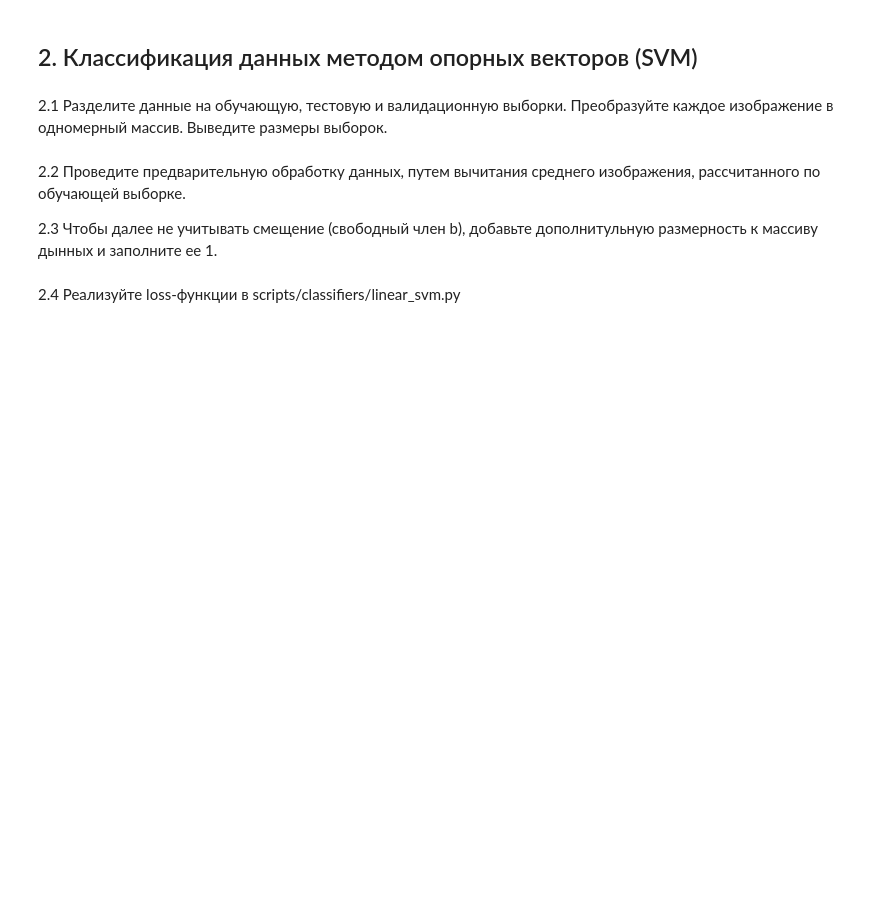
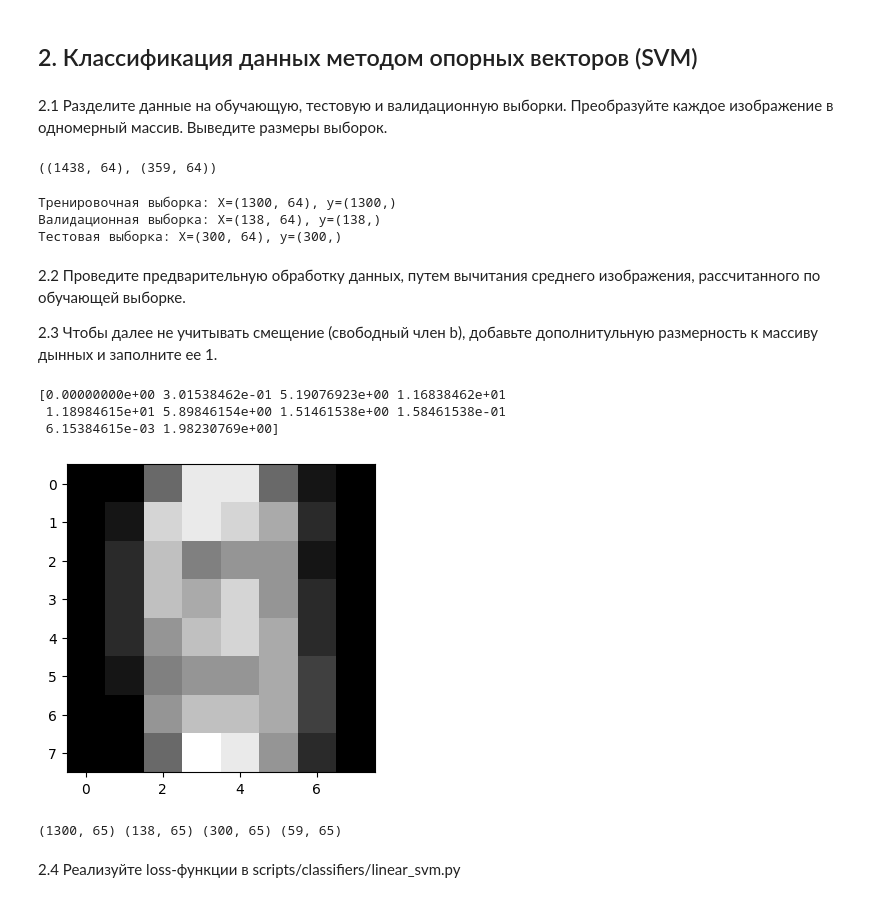
Before and after one commit to garrigar/NN_DL_Labs, a Jupyter notebook: lab_1_6231_Gabbasov.ipynb, the cells around one changed output. Saved outputs shown, nothing was run; the diff lists cells and outputs as text; code cells hidden in the pictures; blank space fills up the shorter version.

```diff
--- a/lab_1_6231_Gabbasov.ipynb
+++ b/lab_1_6231_Gabbasov.ipynb
@@ -208,26 +204,64 @@ AssertionError:
 ## 2.  Классификация данных методом опорных векторов (SVM)
 # %% [markdown]
 2.1 Разделите данные на обучающую, тестовую и валидационную выборки. Преобразуйте каждое изображение в одномерный массив. Выведите размеры выборок.
+# %%
+X_train.shape, X_test.shape
+# %% [output]
+((1438, 64), (359, 64))
+# %%
+num_train = 1300
+num_val = 138
+num_test = 300
+num_dev = 59
+
+svm_X_train = X_train[:num_train]
+svm_y_train = y_train[:num_train]
+
+svm_X_val = X_train[num_train: num_train + num_val]
+svm_y_val = y_train[num_train: num_train + num_val]
+
+svm_X_test = X_test[:num_test]
+svm_y_test = y_test[:num_test]
+
+svm_X_dev = X_test[num_test: num_test + num_dev]
+svm_y_dev = y_test[num_test: num_test + num_dev]
+# %%
+print(f"Тренировочная выборка: X={svm_X_train.shape}, y={svm_y_train.shape}")
+print(f"Валидационная выборка: X={svm_X_val.shape}, y={svm_y_val.shape}")
+print(f"Тестовая выборка: X={svm_X_test.shape}, y={svm_y_test.shape}")
+# %% [output]
+Тренировочная выборка: X=(1300, 64), y=(1300,)
+Валидационная выборка: X=(138, 64), y=(138,)
+Тестовая выборка: X=(300, 64), y=(300,)
 # %% [markdown]
 2.2 Проведите предварительную обработку данных, путем вычитания среднего изображения, рассчитанного  по обучающей выборке.
 
 2.3 Чтобы далее не учитывать смещение (свободный член b), добавьте дополнитульную размерность к массиву дынных и заполните ее 1.
+# %%
+mean_image = np.mean(svm_X_train, axis=0)
+print(mean_image[:10])
+plt.figure(figsize=(4, 4))
+plt.imshow(mean_image.reshape((8, 8)).astype('uint8'))
+plt.show()
+# %% [output]
+[0.00000000e+00 3.01538462e-01 5.19076923e+00 1.16838462e+01
+ 1.18984615e+01 5.89846154e+00 1.51461538e+00 1.58461538e-01
+ 6.15384615e-03 1.98230769e+00]
+[figure, added]
 # %%
-mean_image = np.mean(X_train, axis=0)
-print(mean_image[:10])
-plt.figure(figsize=(4, 4))
-plt.imshow(mean_image.reshape((32, 32, 3)).astype('uint8'))
-plt.show()
+svm_X_train -= mean_image
+svm_X_val -= mean_image
+svm_X_test -= mean_image
+svm_X_dev -= mean_image
 
-X_train -= mean_image
-X_val -= mean_image
-X_test -= mean_image
+svm_X_train = np.hstack([svm_X_train, np.ones((svm_X_train.shape[0], 1))])
+svm_X_val = np.hstack([svm_X_val, np.ones((svm_X_val.shape[0], 1))])
+svm_X_test = np.hstack([svm_X_test, np.ones((svm_X_test.shape[0], 1))])
+svm_X_dev = np.hstack([svm_X_dev, np.ones((svm_X_dev.shape[0], 1))])
 
-X_train = np.hstack([X_train, np.ones((X_train.shape[0], 1))])
-X_val = np.hstack([X_val, np.ones((X_val.shape[0], 1))])
-X_test = np.hstack([X_test, np.ones((X_test.shape[0], 1))])
-
-print(X_train.shape, X_val.shape, X_test.shape)
+print(svm_X_train.shape, svm_X_val.shape, svm_X_test.shape, svm_X_dev.shape)
+# %% [output]
+(1300, 65) (138, 65) (300, 65) (59, 65)
 # %% [markdown]
 2.4 Реализуйте loss-функции в scripts/classifiers/linear_svm.py
 # %%
```
Also changed, not shown: parts of 40 cells of this notebook, 5 other files.
